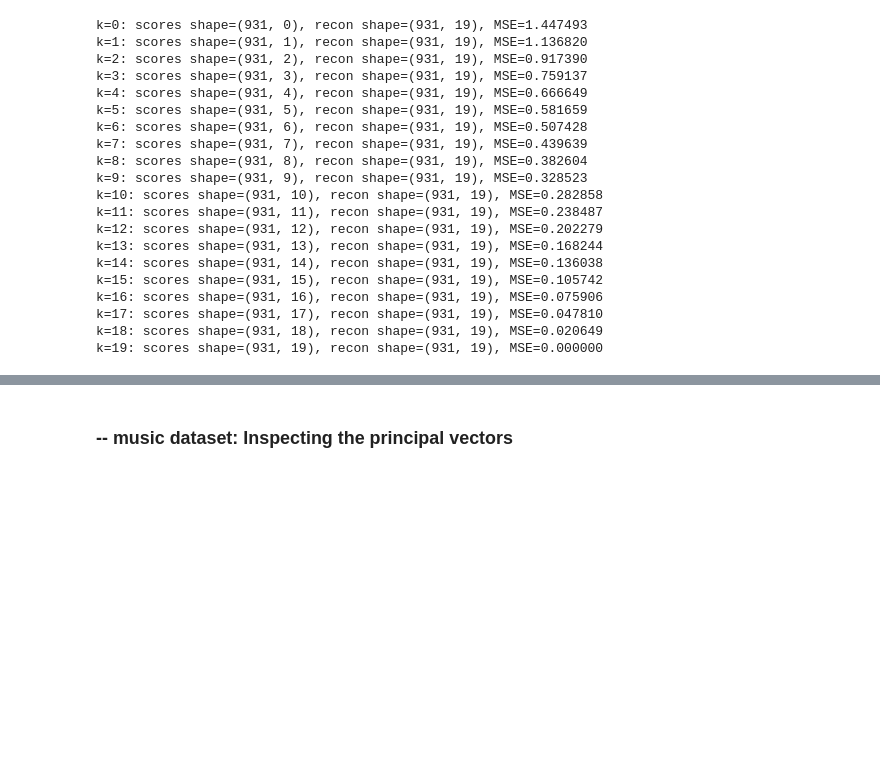
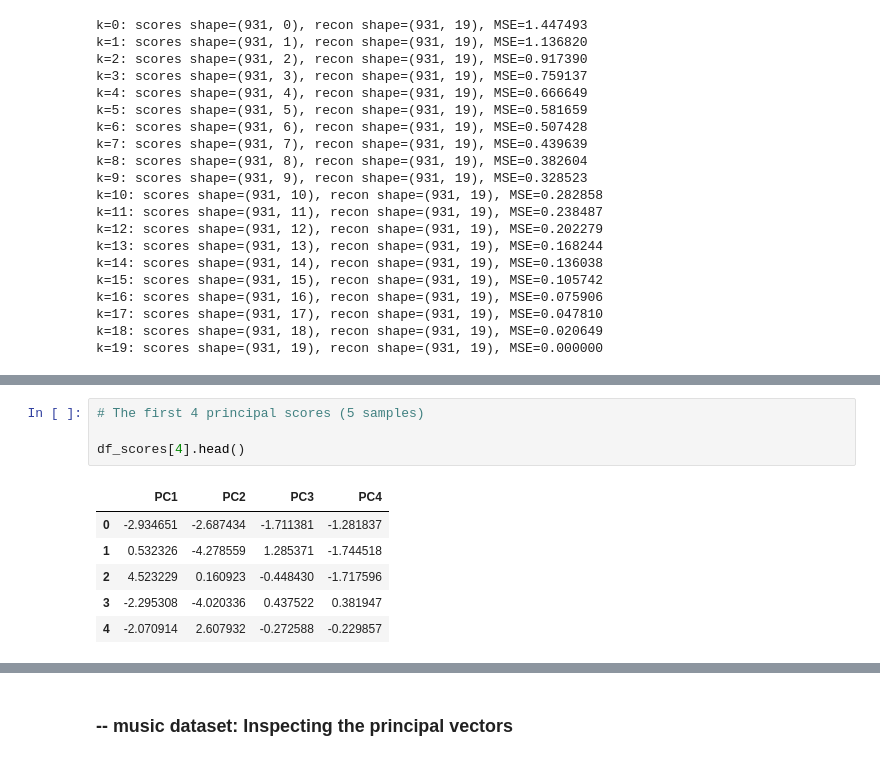
Before and after one commit to dsl-unibe-ch/machine-learning, a Jupyter notebook: Course_2.ipynb, the cells around one changed output, grey strips where cells are left out. Cells and saved outputs as stored; diff of their text form; blank space fills up the shorter version.

```diff
--- a/Course_2.ipynb
+++ b/Course_2.ipynb
@@ -824,0 +836,11 @@ k=19: scores shape=(931, 19), recon shape=(931, 19), MSE=0.000000
+# %%
+# The first 4 principal scores (5 samples)
+
+df_scores[4].head()
+# %% [output]
+|  | PC1 | PC2 | PC3 | PC4 |
+| 0 | -2.934651 | -2.687434 | -1.711381 | -1.281837 |
+| 1 | 0.532326 | -4.278559 | 1.285371 | -1.744518 |
+| 2 | 4.523229 | 0.160923 | -0.448430 | -1.717596 |
+| 3 | -2.295308 | -4.020336 | 0.437522 | 0.381947 |
+| 4 | -2.070914 | 2.607932 | -0.272588 | -0.229857 |
```
Also changed, not shown: parts of 2 cells of this notebook.
